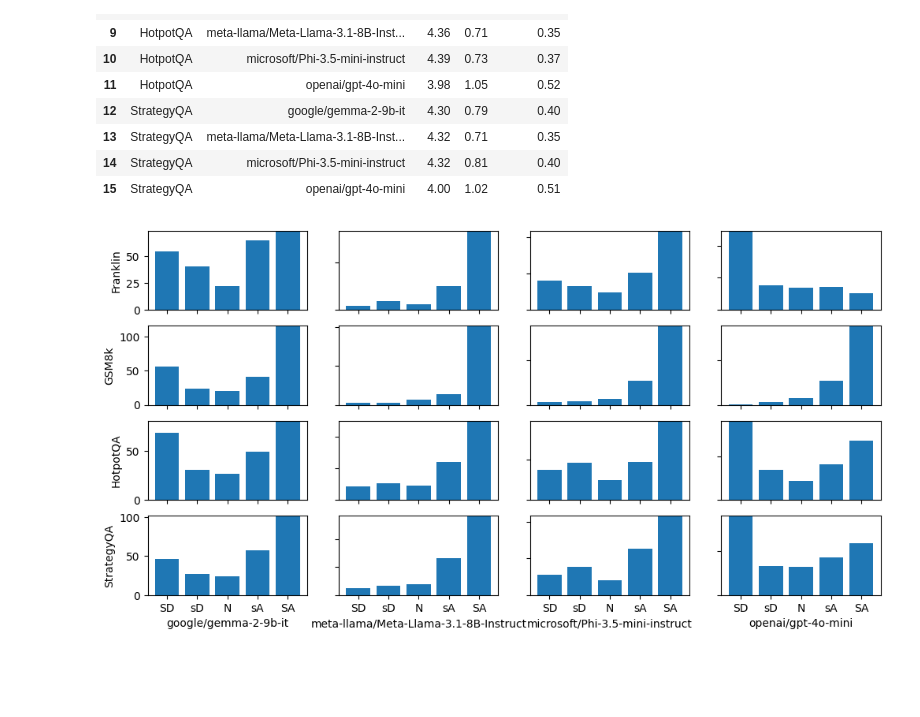
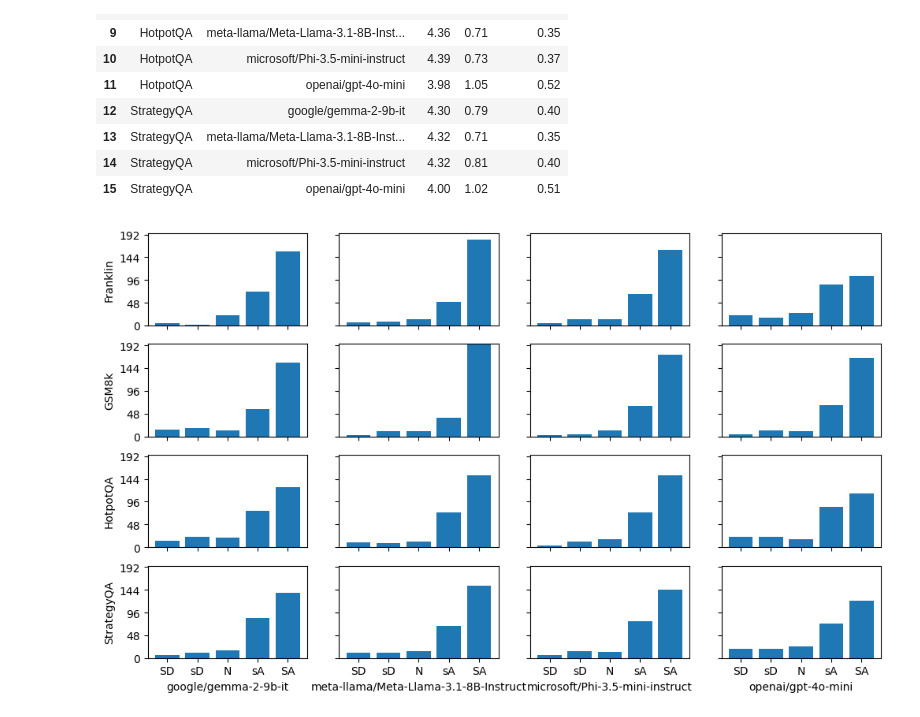
Before and after one commit to njf0/frank-llm, a Jupyter notebook: mini-project/studies/plan/results/results_pilot.ipynb, the cells around one changed output. Saved outputs shown, nothing was run; the diff lists cells and outputs as text; code cells hidden in the pictures; blank space fills up the shorter version.

```diff
--- a/mini-project/studies/plan/results/results_pilot.ipynb
+++ b/mini-project/studies/plan/results/results_pilot.ipynb
@@ -87,9 +87,9 @@ questions.head()
 # %%
 # set column name to item in row 0
 df.columns = df.iloc[0]
+# set index to 'PROLIFIC_PID'
+df = df.set_index('PROLIFIC_PID')
 # save the 'original dataframe' to a new variable
 original_columns = deepcopy(df)
 # drop row 0
-df = df.drop(0)
-# set index to 'PROLIFIC_PID'
-df = df.set_index('PROLIFIC_PID')
+df = df.drop(df.index[0])
@@ -182,5 +195,0 @@ memory usage: 744.0 bytes
-# %%
-print(f'Failed attention checks: {len(attention_check_df)}/{len(df)} ({len(attention_check_df) / len(df) * 100:.2f}%)')
-# remove rows where attention check failed
-df = df[~df.index.isin(attention_check_df.index)]
-print(attention_check_df.index)
@@ -193,8 +195,0 @@ Index([  5,  14,  25,  29,  35,  37,  45,  48,  59,  63,  66,  72,  73,  77,
-# %%
-# get rows where all non-NaN values are the same
-rows = df.apply(lambda x: len(set(x.dropna())) == 1, axis=1)
-# print rows where value is true and not false
-rows = rows[rows == True]
-print(f'Rows with same values: {len(rows)} ({len(rows) / len(df) * 100:.2f}%)')
-# drop these rows from the dataframe
-df = df.drop(rows.index)
@@ -412,34 +389,59 @@ sems
 # %%
 point_scale = 5
 
-# subplots in a 4x4 grid
-fig, axs = plt.subplots(4, 4, figsize=(12, 6))
 
-for d, dataset in enumerate(datasets):
-    for m, model in enumerate(models):
-        values = Q4[(dataset, model)].to_numpy()
-        # remove nan values from numpy array
-        values = values[~pd.isna(values)]
-        # frequency of each value
-        counts = pd.Series(values).value_counts()
-        # plot the frequency of each value
-        axs[d, m].bar(counts.index, counts.values)
-        # set x axis to i2t for each value
-        axs[d, m].set_xticks(range(1, point_scale + 1))
-        axs[d, m].set_xticklabels([i2t(i, point_scale) for i in range(1, point_scale + 1)], ha='center')
-        # set y axis to 0-max frequency
-        axs[d, m].set_ylim(0, counts.max())
-        # set x axis label to the model
-        axs[d, m].set_xlabel(model)
-        # set y axis label to the dataset
-        axs[d, m].set_ylabel(dataset)
+def plot_histograms(
+    df_dict: dict[tuple, pd.DataFrame],
+    point_scale: int = 5,
+) -> None:
+    """Plot histograms for each dataset and model in a 4x4 grid.
 
-# only show bottom x axis labels
-for ax in axs.flat:
-    ax.label_outer()
+    Parameters
+    ----------
+    df_dict : dict[tuple, pd.DataFrame]
+        A dictionary containing dataframes with the key being a tuple of the dataset and model.
+    point_scale : int, optional
+        The point scale of the survey, by default 5.
 
-# set the title of the entire plot
-# fig.suptitle('"The response answers the question"')
-plt.show()
+    """
+    # subplots in a 4x4 grid
+    fig, axs = plt.subplots(4, 4, figsize=(12, 7))
+    # set a value of max counts for y axis
+    max_counts = 0
+    for d, dataset in enumerate(datasets):
+        for m, model in enumerate(models):
+            values = df_dict[(dataset, model)].to_numpy()
+            # remove nan values from numpy array
+            values = values[~pd.isna(values)]
+            # frequency of each value
+            counts = pd.Series(values).value_counts()
+            # set the maximum count
+            max_counts = max(max_counts, counts.max())
+            # plot the frequency of each value
+            axs[d, m].bar(counts.index, counts.values)
+            # set x axis to i2t for each value
+            axs[d, m].set_xticks(range(1, point_scale + 1))
+            axs[d, m].set_xticklabels([i2t(i, point_scale) for i in range(1, point_scale + 1)], ha='center')
+            # set y axis to 0-max frequency
+            axs[d, m].set_ylim(0, counts.max())
+            # set x axis label to the model
+            axs[d, m].set_xlabel(model)
+            # set y axis label to the dataset
+            axs[d, m].set_ylabel(dataset)
+
+    for ax in axs.flat:
+        # set y limits for all subgraphs
+        ax.set_ylim(0, max_counts)
+        # set 4 y ticks
+        ax.set_yticks(range(0, max_counts + 1, max_counts // 4))
+        # set outer labels only
+        ax.label_outer()
+
+    # set the title of the entire plot
+    # fig.suptitle('"The response answers the question"')
+    plt.show()
+
+
+plot_histograms(Q1)
 # %% [output]
-[figure, old version]
+[figure, new version]
```
Also changed, not shown: parts of 14 cells of this notebook.
